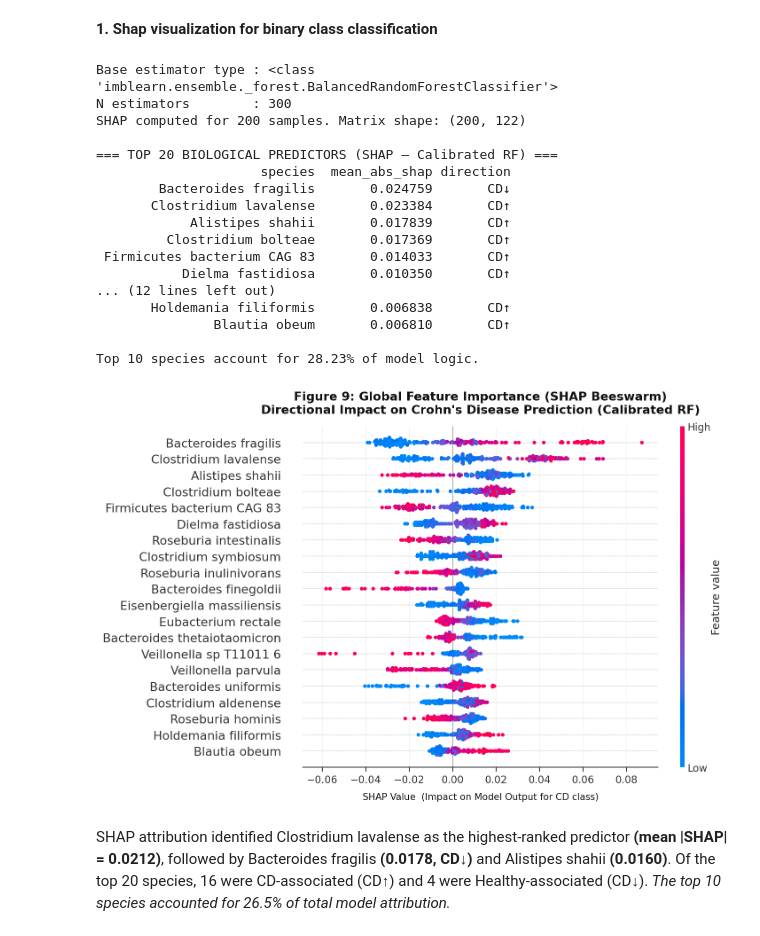
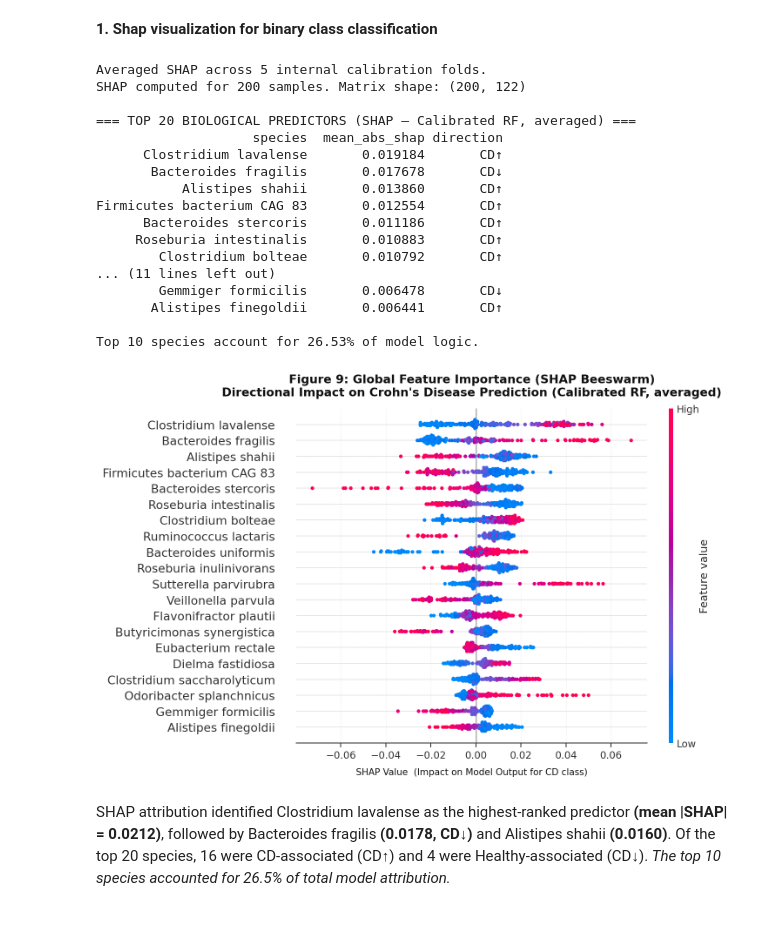
Before and after one commit to Shivadzn/HMP2_IBD_Microbiome_Longitudinal_Analysis, a Jupyter notebook: notebook/HMP2_IBD_Microbiome_Longitudinal_Analysis.ipynb, the cells around one changed output. Saved outputs shown, nothing was run; the diff lists cells and outputs as text; code cells hidden in the pictures.

```diff
--- a/notebook/HMP2_IBD_Microbiome_Longitudinal_Analysis.ipynb
+++ b/notebook/HMP2_IBD_Microbiome_Longitudinal_Analysis.ipynb
@@ -2743,34 +2743,35 @@ Features are sorted by their overall model weight (`mean_abs_shap`). The directi
 # %% [markdown]
 **1. Shap visualization for binary class classification**
 # %%
-# ── Figure 9: SHAP Global Feature Importance (Calibrated RF) ──────────────────
+# ── Figure 9: SHAP Global Feature Importance (Calibrated RF, averaged across folds) ──
 
-# ── Step 1: Extract base estimator from calibrated RF ─────────────────────────
-base_rf = calibrated_rf.calibrated_classifiers_[0].estimator
-print(f"Base estimator type : {type(base_rf)}")
-print(f"N estimators        : {base_rf.n_estimators}")
-
-# ── Step 2: Sample held-out test set ──────────────────────────────────────────
+# ── Step 1: Sample held-out test set ──────────────────────────────────────────
 n_shap = min(200, len(X_test))
 np.random.seed(SEED)
 idx_s  = np.random.choice(len(X_test), n_shap, replace=False)
 X_shap = X_test[idx_s]
 
-# ── Step 3: Compute SHAP values ───────────────────────────────────────────────
-explainer   = shap.TreeExplainer(base_rf)
-shap_values = explainer.shap_values(X_shap)
+# ── Step 2: Compute SHAP averaged across all 5 internal calibration folds ─────
+n_folds = len(calibrated_rf.calibrated_classifiers_)
+shap_all = np.zeros((n_shap, len(SPECIES_PREV)))
 
-# ── Step 4: Robust shape handling ─────────────────────────────────────────────
-if isinstance(shap_values, list):
-    shap_cd = shap_values[1]
-elif len(shap_values.shape) == 3:
-    shap_cd = shap_values[:, :, 1]
-else:
-    shap_cd = shap_values
+for cc in calibrated_rf.calibrated_classifiers_:
+    explainer_i = shap.TreeExplainer(cc.estimator)
+    sv_i = explainer_i.shap_values(X_shap)
+    if isinstance(sv_i, list):
+        sv_cd_i = sv_i[1]
+    elif len(sv_i.shape) == 3:
+        sv_cd_i = sv_i[:, :, 1]
+    else:
+        sv_cd_i = sv_i
+    shap_all += sv_cd_i
 
+shap_cd = shap_all / n_folds
+
+print(f"Averaged SHAP across {n_folds} internal calibration folds.")
 print(f"SHAP computed for {n_shap} samples. Matrix shape: {shap_cd.shape}")
 
-# ── Step 5: Build importance table ────────────────────────────────────────────
+# ── Step 3: Build importance table ────────────────────────────────────────────
 shap_imp = pd.DataFrame({
     'species':       SPECIES_PREV,
     'mean_abs_shap': np.abs(shap_cd).mean(axis=0),
@@ -2781,7 +2782,7 @@ shap_imp = shap_imp.sort_values(
     'mean_abs_shap', ascending=False
 ).reset_index(drop=True)
 
-print("\n=== TOP 20 BIOLOGICAL PREDICTORS (SHAP — Calibrated RF) ===")
+print("\n=== TOP 20 BIOLOGICAL PREDICTORS (SHAP — Calibrated RF, averaged) ===")
 print(shap_imp.head(20).to_string(index=False))
 
 total_importance = shap_imp['mean_abs_shap'].sum()
@@ -2790,7 +2791,7 @@ top_10_share     = (
 ) * 100
 print(f"\nTop 10 species account for {top_10_share:.2f}% of model logic.")
 
-# ── Step 6: Beeswarm plot — Figure 9 ──────────────────────────────────────────
+# ── Step 4: Beeswarm plot — Figure 9 ──────────────────────────────────────────
 fig, ax = plt.subplots(figsize=(10, 6), facecolor='white')
 
 shap.summary_plot(shap_cd, X_shap, feature_names=SPECIES_PREV,
@@ -2807,49 +2808,49 @@ for item in (current_ax.get_xticklabels() + current_ax.get_yticklabels()):
 current_ax.xaxis.label.set_color('#111111')
 current_ax.yaxis.label.set_color('#111111')
 current_ax.tick_params(colors='#333333')
 current_ax.spines['bottom'].set_color('#333333')
 current_ax.spines['left'].set_color('#333333')
 current_ax.spines['top'].set_visible(False)
 current_ax.spines['right'].set_visible(False)
 current_ax.grid(axis='x', linestyle='--', linewidth=0.5,
                 alpha=0.5, color='#DDDDDD')
 
 for cax in fig.axes:
     cax.set_facecolor('white')
     cax.tick_params(colors='#333333')
     for spine in cax.spines.values():
         spine.set_edgecolor('#333333')
 
 plt.title("Figure 9: Global Feature Importance (SHAP Beeswarm)\n"
-          "Directional Impact on Crohn's Disease Prediction (Calibrated RF)",
+          "Directional Impact on Crohn's Disease Prediction (Calibrated RF, averaged)",
           fontsize=13, fontweight='bold', pad=14, color='#111111')
 plt.xlabel("SHAP Value  (Impact on Model Output for CD class)",
            fontsize=10, color='#111111', labelpad=8)
 
 plt.savefig('figure9_shap_beeswarm.pdf', bbox_inches='tight',
             dpi=300, facecolor='white')
 plt.savefig('figure9_shap_beeswarm.png', bbox_inches='tight',
             dpi=300, facecolor='white')
 plt.show()
 # %% [output]
-Base estimator type : <class 'imblearn.ensemble._forest.BalancedRandomForestClassifier'>
-N estimators        : 300
+Averaged SHAP across 5 internal calibration folds.
 SHAP computed for 200 samples. Matrix shape: (200, 122)
 
-=== TOP 20 BIOLOGICAL PREDICTORS (SHAP — Calibrated RF) ===
-                     species  mean_abs_shap direction
-        Bacteroides fragilis       0.024759       CD↓
-       Clostridium lavalense       0.023384       CD↑
-            Alistipes shahii       0.017839       CD↑
-         Clostridium bolteae       0.017369       CD↑
- Firmicutes bacterium CAG 83       0.014033       CD↑
-           Dielma fastidiosa       0.010350       CD↑
-... (12 lines left out)
-       Holdemania filiformis       0.006838       CD↑
-               Blautia obeum       0.006810       CD↑
+=== TOP 20 BIOLOGICAL PREDICTORS (SHAP — Calibrated RF, averaged) ===
+                    species  mean_abs_shap direction
+      Clostridium lavalense       0.019184       CD↑
+       Bacteroides fragilis       0.017678       CD↓
+           Alistipes shahii       0.013860       CD↑
+Firmicutes bacterium CAG 83       0.012554       CD↑
+      Bacteroides stercoris       0.011186       CD↑
+     Roseburia intestinalis       0.010883       CD↑
+        Clostridium bolteae       0.010792       CD↑
+... (11 lines left out)
+        Gemmiger formicilis       0.006478       CD↓
+       Alistipes finegoldii       0.006441       CD↑
 
-Top 10 species account for 28.23% of model logic.
+Top 10 species account for 26.53% of model logic.
-[figure, old version]
+[figure, new version]
 # %% [markdown]
 SHAP attribution identified Clostridium lavalense as the
 highest-ranked predictor **(mean |SHAP| = 0.0212)**, followed by
```
Also changed, not shown: parts of 17 cells of this notebook.
